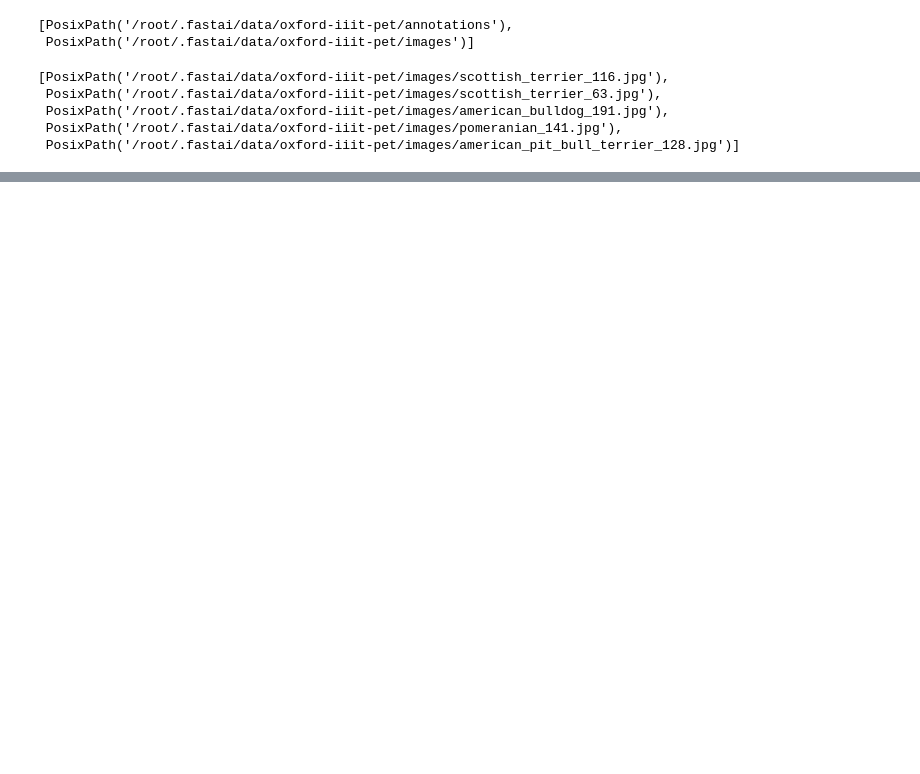
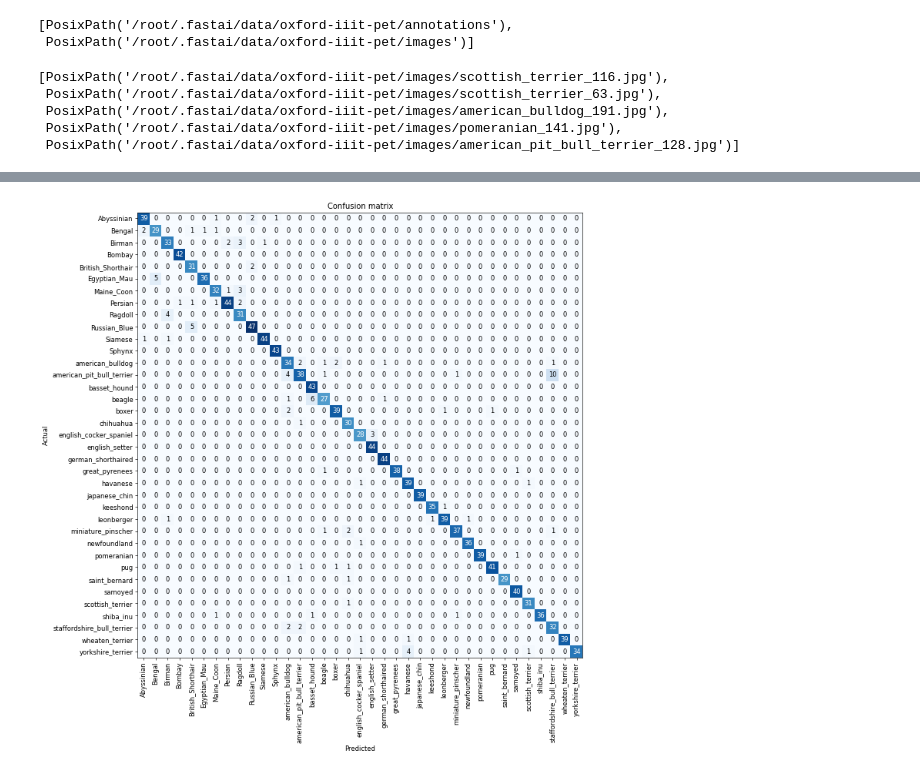
Before and after one commit to joaopedsa/testes-fastai, a Jupyter notebook: teste-fastai.ipynb, the cells around one changed output, grey strips where cells are left out. Cells and saved outputs as stored; diff of their text form; code cells hidden in the pictures; blank space fills up the shorter version.

```diff
--- a/teste-fastai.ipynb
+++ b/teste-fastai.ipynb
@@ -65,0 +112,4 @@ data.show_batch(rows=3, figsize=(7,6))
+# %%
+interp.plot_confusion_matrix(figsize=(12,12), dpi=60)
+# %% [output]
+[figure, added]
```
Also changed, not shown: parts of 21 cells of this notebook.
